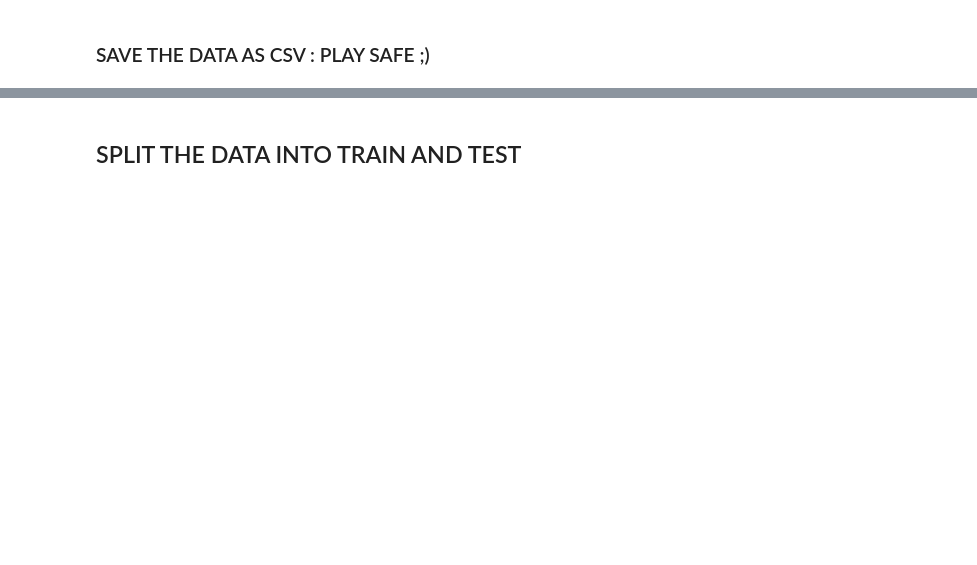
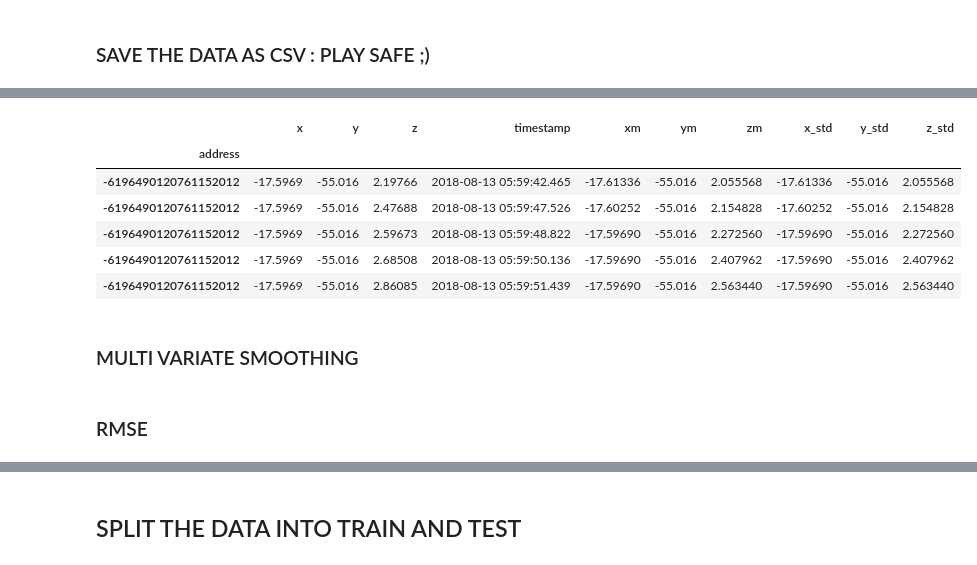
Before and after one commit to lauritowal/Hackathon_Karlsruhe_2018, a Jupyter notebook: Predict_future_coordinates.ipynb, the cells around one changed output, grey strips where cells are left out. Saved outputs shown, nothing was run; the diff lists cells and outputs as text; code cells hidden in the pictures; blank space fills up the shorter version.

```diff
--- a/Predict_future_coordinates.ipynb
+++ b/Predict_future_coordinates.ipynb
@@ -188,0 +180,16 @@ df1.head()
+# %%
+df0 = pd.read_csv('df0_mstd.csv',index_col = 0)
+
+data_train0,data_test0 = train_test_split(df0.iloc[116000:], test_size=0.2, shuffle=False)
+# %%
+data_train0.head()
+# %% [output]
+|  | x | y | z | timestamp | xm | ym | zm | x_std | y_std | z_std |
+| address |  |  |  |  |  |  |  |  |  |  |
+| -6196490120761152012 | -17.5969 | -55.016 | 2.19766 | 2018-08-13 05:59:42.465 | -17.61336 | -55.016 | 2.055568 | -17.61336 | -55.016 | 2.055568 |
+| -6196490120761152012 | -17.5969 | -55.016 | 2.47688 | 2018-08-13 05:59:47.526 | -17.60252 | -55.016 | 2.154828 | -17.60252 | -55.016 | 2.154828 |
+| -6196490120761152012 | -17.5969 | -55.016 | 2.59673 | 2018-08-13 05:59:48.822 | -17.59690 | -55.016 | 2.272560 | -17.59690 | -55.016 | 2.272560 |
+| -6196490120761152012 | -17.5969 | -55.016 | 2.68508 | 2018-08-13 05:59:50.136 | -17.59690 | -55.016 | 2.407962 | -17.59690 | -55.016 | 2.407962 |
+| -6196490120761152012 | -17.5969 | -55.016 | 2.86085 | 2018-08-13 05:59:51.439 | -17.59690 | -55.016 | 2.563440 | -17.59690 | -55.016 | 2.563440 |
+# %% [markdown]
+### MULTI VARIATE SMOOTHING
@@ -188,0 +207,2 @@ df1.head()
+# %% [markdown]
+### RMSE
```
Also changed, not shown: parts of 37 cells of this notebook.
